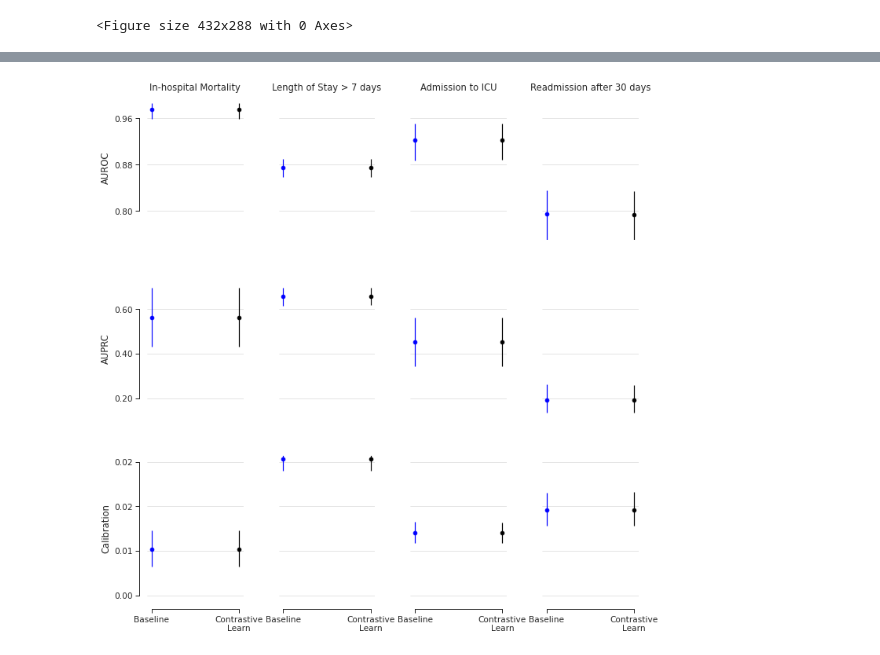
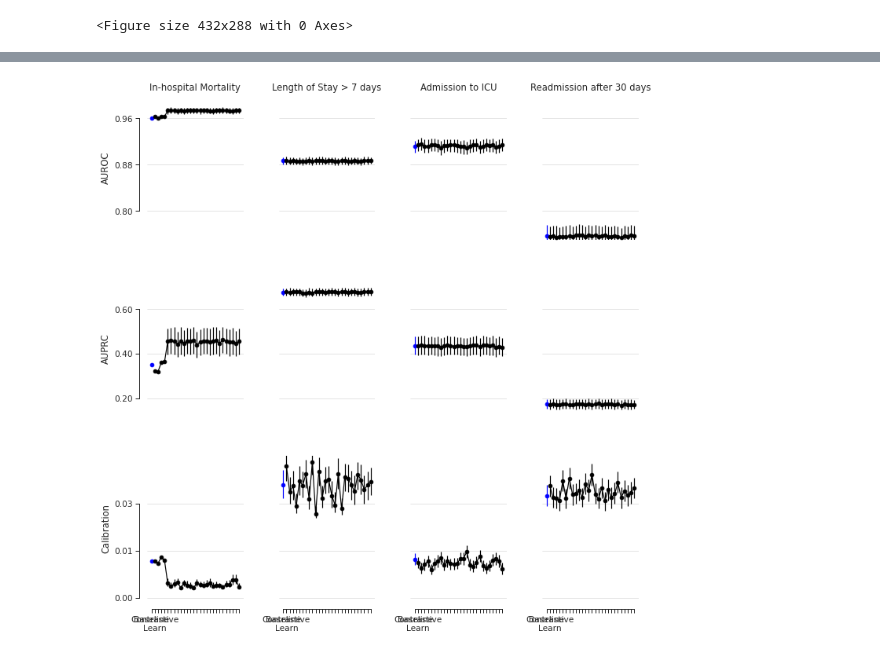
Before and after one commit to som-shahlab/CLMBR-contrastive-learning, a Jupyter notebook: experiments/main/notebooks/plot_evaluation.ipynb, the cells around one changed output, grey strips where cells are left out. Saved outputs shown, nothing was run; the diff lists cells and outputs as text; code cells hidden in the pictures.

```diff
--- a/experiments/main/notebooks/plot_evaluation.ipynb
+++ b/experiments/main/notebooks/plot_evaluation.ipynb
@@ -43,3 +43,11 @@ y_axis = {
         'label':'Calibration'
     }
 }
+# %%
+# Get baseline model
+bl_df = pd.DataFrame()
+for task in tasks:
+    df = pd.read_csv(f'{results_path}/{task}/probes/baseline/gru_sz_800_do_0.1_cd_0_dd_0_lr_0.001_l2_0.01/eval.csv')
+    df['task'] = task
+    df['model'] = 'BL'
+    bl_df = pd.concat([bl_df,df])
@@ -46,9 +74,22 @@ y_axis = {
+# %%
+cl_grid = list(
+    ParameterGrid(
+        yaml.load(
+            open(
+                f"{os.path.join('/local-scratch/nigam/projects/jlemmon/cl-clmbr/experiments/main/hyperparams','cl')}.yml",
+                'r'
+            ),
+            Loader=yaml.FullLoader
+        )
+    )
+)
 # %%
 # Get best CL model by validation score for each task
 
 cl_df = pd.DataFrame()
-for task in tasks:
-    df = pd.read_csv(f'{model_path}/lr/{task}/gru_sz_800_do_0.1_lr_0.01_l2_0.01/bs_512_lr_1e-5_temp_0.05_pool_cls/0.1/test_eval.csv')
-    df['task'] = task
-    df['model'] = 'CL'
-    cl_df = pd.concat([cl_df,df])
+for i, hp in enumerate(cl_grid):
+    for task in tasks:
+        df = pd.read_csv(f'{results_path}/{task}/probes/contrastive_learn/gru_sz_800_do_0.1_cd_0_dd_0_lr_0.001_l2_0.01/bs_{hp["batch_size"]}_lr_{hp["lr"]}_temp_{hp["temp"]}_pool_rand_day/eval.csv')
+        df['task'] = task
+        df['model'] = f'CL{i}'
+        cl_df = pd.concat([cl_df,df])
@@ -75,8 +95,0 @@ cl_df
-# %%
-# Get baseline performance that uses same
-bl_df = pd.DataFrame()
-for task in tasks:
-    df = pd.read_csv(f'{model_path}/lr/{task}/gru_sz_800_do_0.1_lr_0.01_l2_0.01/0.1/test_eval.csv')
-    df['task'] = task
-    df['model'] = 'BL'
-    bl_df = pd.concat([bl_df,df])
@@ -106,8 +116,8 @@ plt.tight_layout(w_pad=1,h_pad=2,rect=[0.05,0.15,1,0.95])
 
 for r, metric in enumerate(metrics):
     for c, task in enumerate(tasks):
-        bl_evals = bl_df.query('task==@task and metric==@metric')
-        cl_evals = cl_df.query('task==@task and metric==@metric')
+        bl_evals = bl_df.query('task==@task and metric==@metric and phase=="test"')
+        cl_evals = cl_df.query('task==@task and metric==@metric and phase=="test"')
 
         bl_evals['CI_upper'] = (bl_evals['CI_upper'] - bl_evals['CI_med']).abs()
         bl_evals['CI_lower'] = (bl_evals['CI_med'] - bl_evals['CI_lower']).abs()
@@ -140,31 +150,31 @@ for r, metric in enumerate(metrics):
             cl_evals[['CI_lower', 'CI_upper']].values.T,
             color = 'black'
         )
 
 
         axes[r][c].set_ylim(y_axis[metric]['lim'])
         axes[r][c].yaxis.set_major_locator(MaxNLocator(nbins=4,prune='both'))
         axes[r][c].grid(which='major', linewidth=0.5, axis='y')
         if r == 0:
             axes[r][c].set_title(titles[task])
         if r == len(metrics) - 1:
             axes[r][c].set_xlabel('')
             axes[r][c].set_xticklabels(labels=['Baseline', 'Contrastive\nLearn'])
         else:
             axes[r][c].set_xticklabels('')
             axes[r][c].set_xlabel('')
             axes[r][c].spines['bottom'].set_color('white')
             axes[r][c].tick_params(axis='x', length=0)
         if c == 0:
             axes[r][c].set_ylabel(y_axis[metric]['label'])
             axes[r][c].yaxis.set_major_formatter(FormatStrFormatter('%.2f'))
         else:
             axes[r][c].set_yticklabels('')
             axes[r][c].set_ylabel('')
             axes[r][c].spines['left'].set_color('white')
             axes[r][c].tick_params(axis='y', length=0)
 sns.despine(offset=10, trim=True,)
 
 plt.show()
 # %% [output]
-[figure, old version]
+[figure, new version]
```
Also changed, not shown: parts of 5 cells of this notebook, 13 other files.
